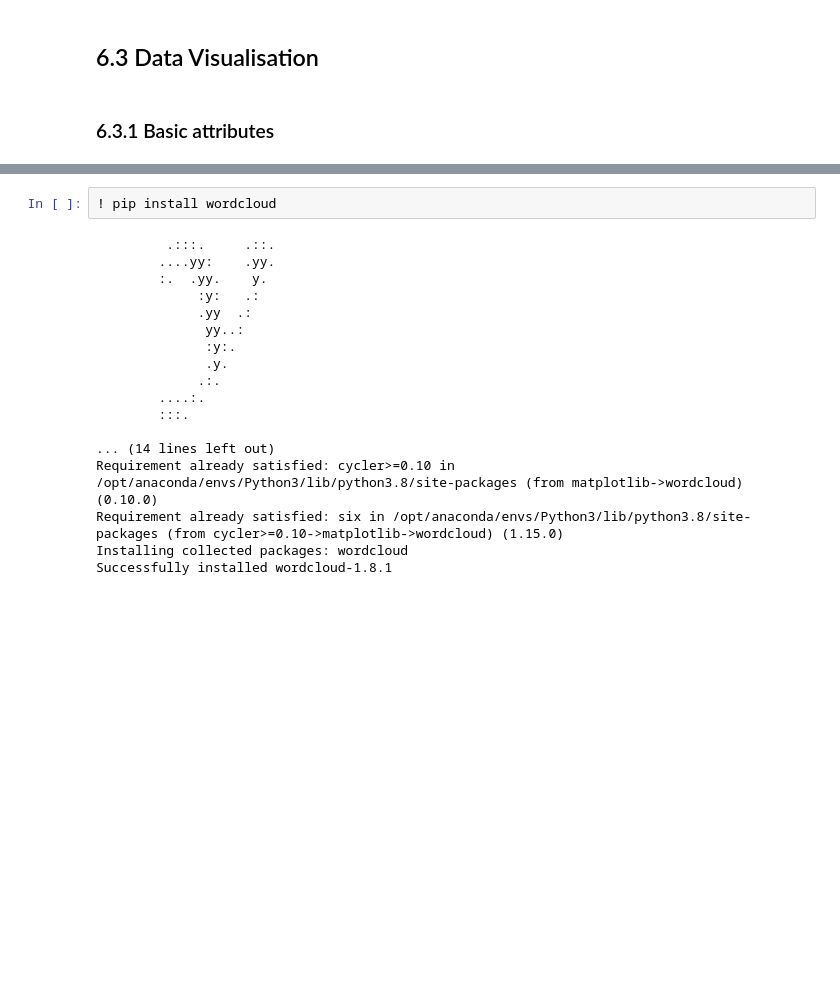
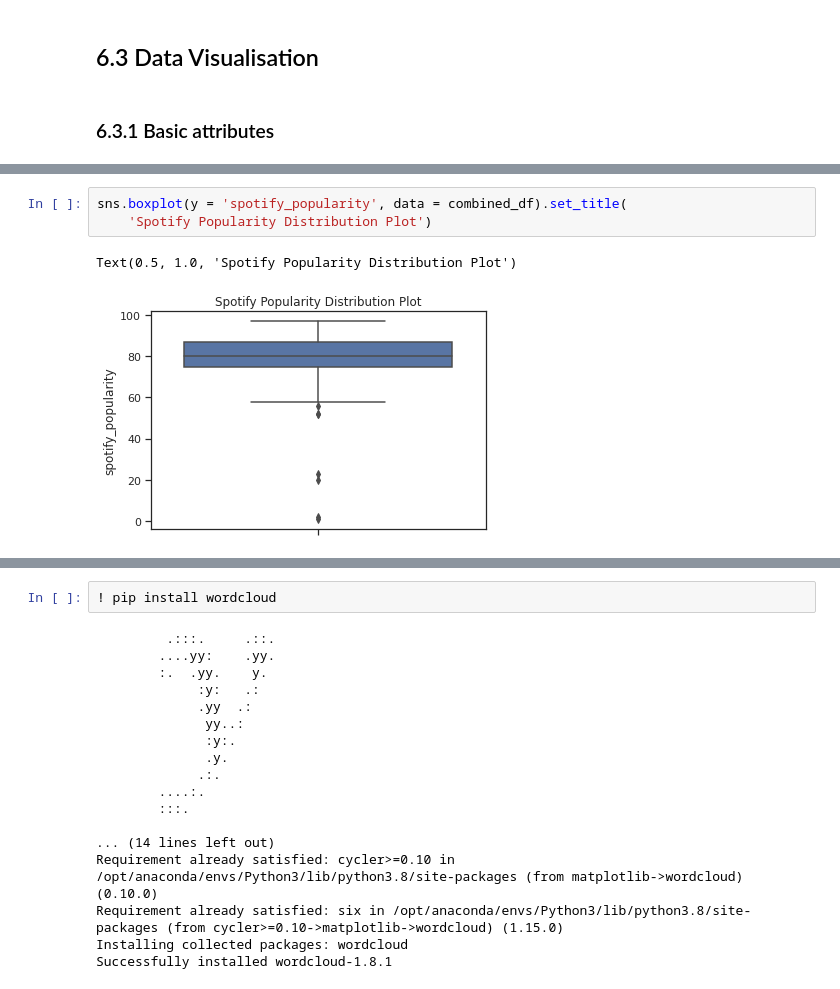
Before and after one commit to doratian99/MSIN0166-DE-Individual-Project, a Jupyter notebook: Notebook Folder/Notebook.ipynb, the cells around one changed output, grey strips where cells are left out. Cells and saved outputs as stored; diff of their text form; blank space fills up the shorter version.

```diff
--- a/Notebook Folder/Notebook.ipynb
+++ b/Notebook Folder/Notebook.ipynb
@@ -1413,0 +1473,6 @@ combined_df.head(5)
+# %%
+sns.boxplot(y = 'spotify_popularity', data = combined_df).set_title(
+    'Spotify Popularity Distribution Plot')
+# %% [output]
+Text(0.5, 1.0, 'Spotify Popularity Distribution Plot')
+[figure, added]
```
Also changed, not shown: parts of 33 cells of this notebook.
